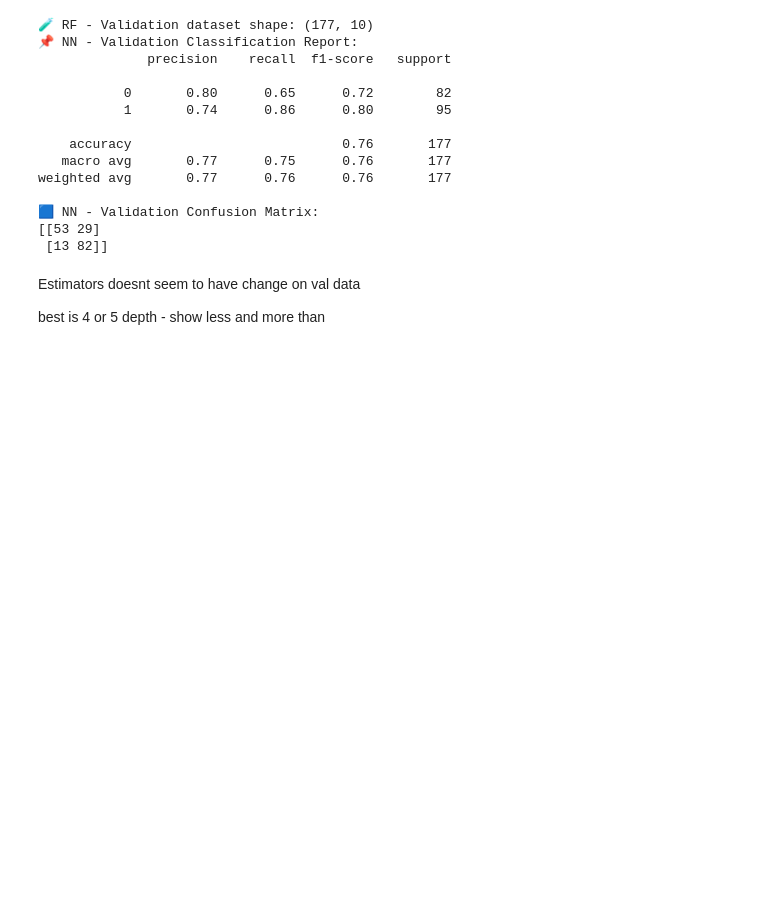
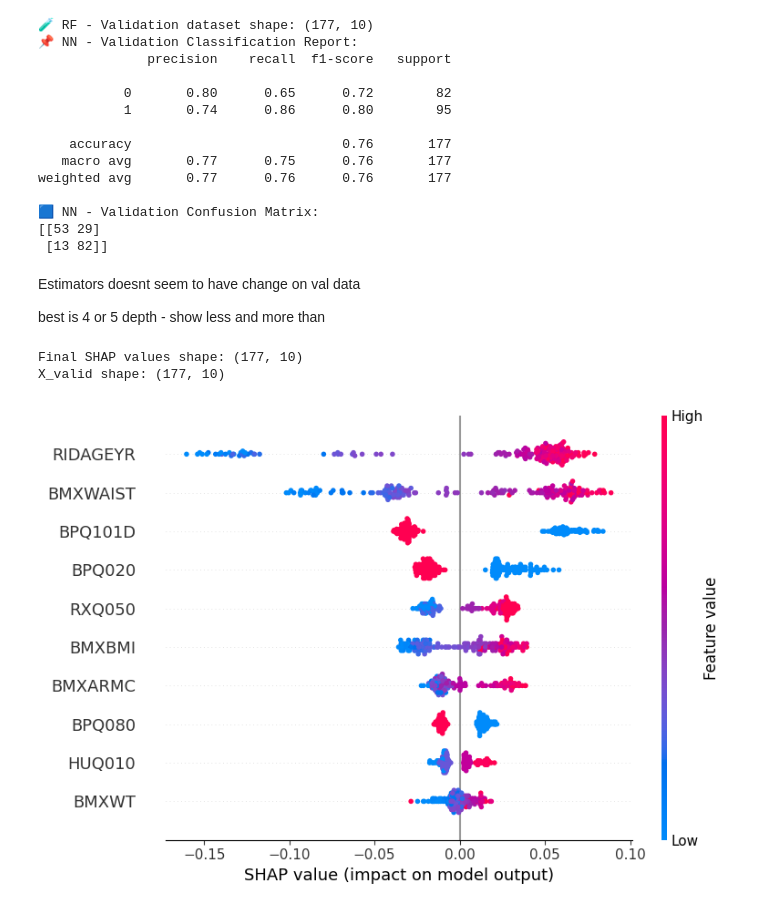
Before and after one commit to NiallGF/Final-Year-Project, a Jupyter notebook: Notebooks/6. RF.ipynb, the cells around one changed output. Cells and saved outputs as stored; diff of their text form; code cells hidden in the pictures; blank space fills up the shorter version.

Commit message:
LIME and SHAP for RF

```diff
--- a/Notebooks/6. RF.ipynb
+++ b/Notebooks/6. RF.ipynb
@@ -99,3 +99,26 @@ weighted avg       0.77      0.76      0.76       177
 Estimators doesnt seem to have change on val data
 
 best is 4 or 5 depth - show less and more than
+# %%
+import shap
+
+# Check if SHAP values need reshaping
+print(f"Final SHAP values shape: {shap_values.shape}")
+print(f"X_valid shape: {X_valid.shape}")
+
+# If SHAP values shape is (177, 10), proceed as normal
+if shap_values.shape == X_valid.shape:
+    shap.summary_plot(shap_values, X_valid, feature_names=X_valid.columns, max_display=20)
+else:
+    print("⚠️ SHAP values shape does not match X_valid! Trying alternative fixes...")
+
+    # If SHAP values have an extra dimension, try squeezing them
+    if len(shap_values.shape) == 3:
+        shap_values = shap_values[:, :, 1]  # Extract values for class 1
+        shap.summary_plot(shap_values, X_valid, feature_names=X_valid.columns, max_display=20)
+    else:
+        print("❌ Error: SHAP values still have mismatched shape! Debug needed.")
+# %% [output]
+Final SHAP values shape: (177, 10)
+X_valid shape: (177, 10)
+[figure, added]
```
Also changed, not shown: parts of 2 cells of this notebook.
